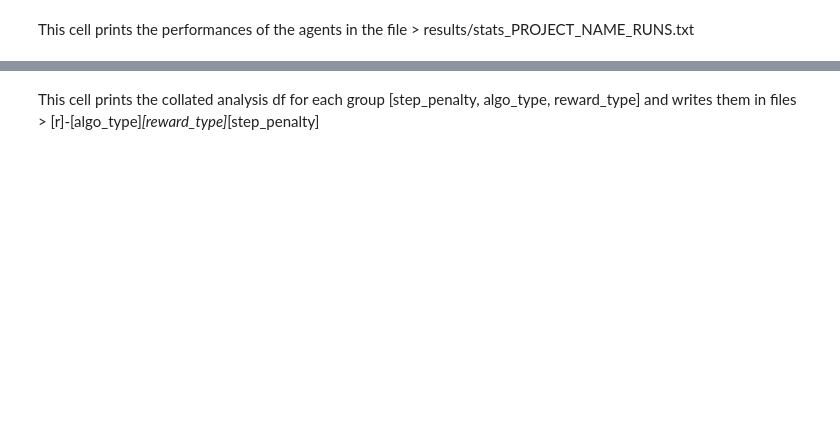
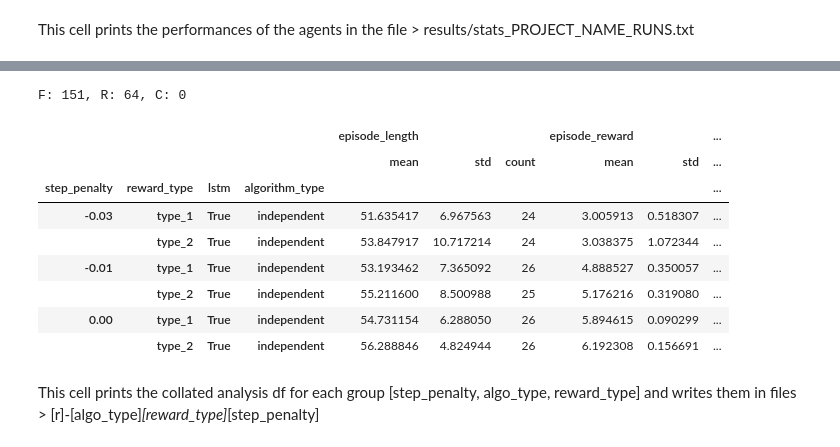
Before and after one commit to priyamDalmia/predator-prey, a Jupyter notebook: temp/wandb_test.ipynb, the cells around one changed output, grey strips where cells are left out. Cells and saved outputs as stored; diff of their text form; code cells hidden in the pictures; blank space fills up the shorter version.

Commit message:
new results

```diff
--- a/temp/wandb_test.ipynb
+++ b/temp/wandb_test.ipynb
@@ -89,3 +79,63 @@ F: 410, R: 0, C: 98
+# %%
+_run_stats = dict()
+collated_performances_df = pd.DataFrame(
+    [],
+    columns = ['step_penalty', 'algorithm_type', 'reward_type', 'lstm',
+        'episode_length', 'episode_reward', 'epsiode_assists',\
+               'eval_length', 'eval_reward', 'eval_assists']
+).fillna(0)
+
+
+for run in runs:
+    # if run._state != "finished":
+    if run._state != "finished":
+        if run._state == "running":
+            _run_stats['running_runs'] = _run_stats.get('running_runs', 0) + 1
+        else:
+            _run_stats['crashed_runs'] = _run_stats.get('crashed_runs', 0) + 1
+        continue
+    _run_stats['finished_runs'] = _run_stats.get('finished_runs', 0) + 1
+
+    config = run.config
+    algo_type = config['algorithm_type']
+    reward_type = config['env_config']['reward_type']
+    step_penalty = config['env_config']['step_penalty']
+    use_lstm = config['training']['model']['use_lstm']
+    collated_performances_df.loc[len(collated_performances_df)] = [
+        step_penalty,
+        algo_type,
+        reward_type,
+        use_lstm,
+        run.summary['episode_len_mean'],
+        run.summary['episode_reward_mean'],
+        run.summary['episode_assists_mean'],
+        run.summary['eval_episode_len'],
+        run.summary['eval_reward'],
+        run.summary['eval_assists']
+    ]
+
+print(f"F: {_run_stats.get('finished_runs', 0)}, R: {_run_stats.get('running_runs', 0)}, C: {_run_stats.get('crashed_runs', 0)}")
+collated_performances_df = collated_performances_df.groupby(['step_penalty', 'reward_type', 'lstm', 'algorithm_type']).agg(['mean', 'std', 'count'])
+with open(f"{RESULTS_DIR}/stats_{project}_{_run_stats.get('finished_runs')}.txt", 'a') as f:
+    f.write(f"Finished: {_run_stats.get('finished_runs', 0)}, Running: {_run_stats.get('running_runs', 0)}, Crashed: {_run_stats.get('crashed_runs', 0)}\n")
+    f.write(collated_performances_df.to_string())
+    f.write("\n\n\n")
+    # f.write(collated_performances_df.to_latex())
+    # f.write("\n\n\n")
+    # f.write(collated_performances_df.to_markdown())
+    # f.write("\n\n\n")
+collated_performances_df
+# %% [output]
+F: 151, R: 64, C: 0
+|  |  |  |  | episode_length |  |  | episode_reward |  | ... |
+|  |  |  |  | mean | std | count | mean | std | ... |
+| step_penalty | reward_type | lstm | algorithm_type |  |  |  |  |  | ... |
+| -0.03 | type_1 | True | independent | 51.635417 | 6.967563 | 24 | 3.005913 | 0.518307 | ... |
+|  | type_2 | True | independent | 53.847917 | 10.717214 | 24 | 3.038375 | 1.072344 | ... |
+| -0.01 | type_1 | True | independent | 53.193462 | 7.365092 | 26 | 4.888527 | 0.350057 | ... |
+|  | type_2 | True | independent | 55.211600 | 8.500988 | 25 | 5.176216 | 0.319080 | ... |
+| 0.00 | type_1 | True | independent | 54.731154 | 6.288050 | 26 | 5.894615 | 0.090299 | ... |
+|  | type_2 | True | independent | 56.288846 | 4.824944 | 26 | 6.192308 | 0.156691 | ... |
 # %% [markdown]
 This cell prints the collated analysis df for each group [step_penalty, algo_type, reward_type] and writes them in files > [r]-[algo_type]_[reward_type]_[step_penalty]
 # %%
```
Also changed, not shown: parts of 8 cells of this notebook, 28 other files.
